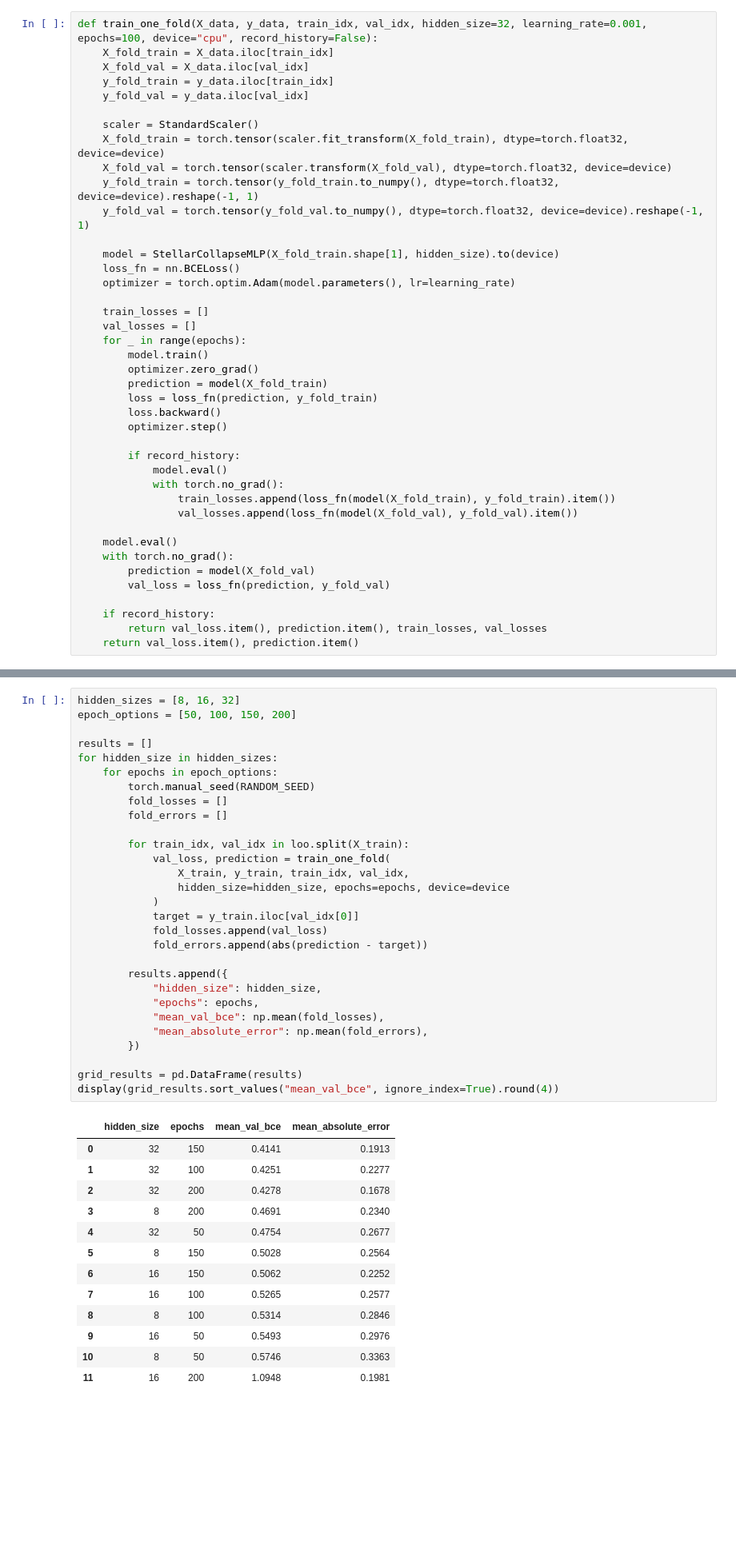
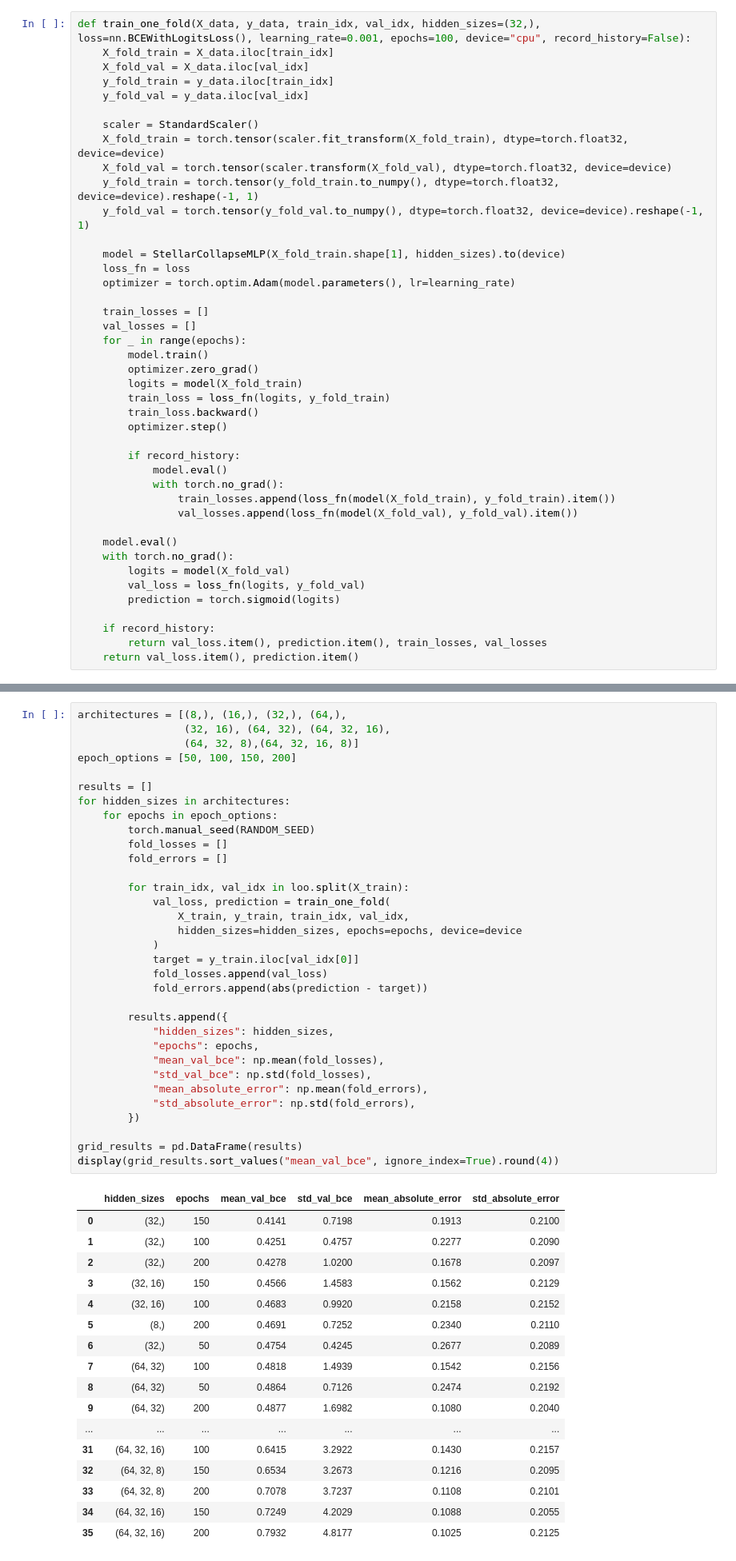
Before and after one commit to FedeMoroni/stellar-collapse-classification, a Jupyter notebook: notebooks/03_supervised_learning.ipynb, the cells around one changed output, grey strips where cells are left out. Shown at 80% size. Saved outputs shown, nothing was run; the diff lists cells and outputs as text; blank space fills up the shorter version.

```diff
--- a/notebooks/03_supervised_learning.ipynb
+++ b/notebooks/03_supervised_learning.ipynb
@@ -78,7 +80,7 @@ Leave-One-Out folds: 140
 
 The scaler and network are fitted again with the 139 training progenitors in each fold.
 # %%
-def train_one_fold(X_data, y_data, train_idx, val_idx, hidden_size=32, learning_rate=0.001, epochs=100, device="cpu", record_history=False):
+def train_one_fold(X_data, y_data, train_idx, val_idx, hidden_sizes=(32,), loss=nn.BCEWithLogitsLoss(), learning_rate=0.001, epochs=100, device="cpu", record_history=False):
     X_fold_train = X_data.iloc[train_idx]
     X_fold_val = X_data.iloc[val_idx]
     y_fold_train = y_data.iloc[train_idx]
@@ -90,8 +92,8 @@ def train_one_fold(X_data, y_data, train_idx, val_idx, hidden_size=32, learning_
     y_fold_train = torch.tensor(y_fold_train.to_numpy(), dtype=torch.float32, device=device).reshape(-1, 1)
     y_fold_val = torch.tensor(y_fold_val.to_numpy(), dtype=torch.float32, device=device).reshape(-1, 1)
 
-    model = StellarCollapseMLP(X_fold_train.shape[1], hidden_size).to(device)
-    loss_fn = nn.BCELoss()
+    model = StellarCollapseMLP(X_fold_train.shape[1], hidden_sizes).to(device)
+    loss_fn = loss
     optimizer = torch.optim.Adam(model.parameters(), lr=learning_rate)
 
     train_losses = []
@@ -99,9 +101,9 @@ def train_one_fold(X_data, y_data, train_idx, val_idx, hidden_size=32, learning_
     for _ in range(epochs):
         model.train()
         optimizer.zero_grad()
-        prediction = model(X_fold_train)
-        loss = loss_fn(prediction, y_fold_train)
-        loss.backward()
+        logits = model(X_fold_train)
+        train_loss = loss_fn(logits, y_fold_train)
+        train_loss.backward()
         optimizer.step()
 
         if record_history:
@@ -112,8 +114,9 @@ def train_one_fold(X_data, y_data, train_idx, val_idx, hidden_size=32, learning_
 
     model.eval()
     with torch.no_grad():
-        prediction = model(X_fold_val)
-        val_loss = loss_fn(prediction, y_fold_val)
+        logits = model(X_fold_val)
+        val_loss = loss_fn(logits, y_fold_val)
+        prediction = torch.sigmoid(logits)
 
     if record_history:
         return val_loss.item(), prediction.item(), train_losses, val_losses
@@ -125,46 +128,54 @@ The table compares hidden layer sizes and training epochs using mean validation
 # %%
-hidden_sizes = [8, 16, 32]
+architectures = [(8,), (16,), (32,), (64,),
+                 (32, 16), (64, 32), (64, 32, 16),
+                 (64, 32, 8),(64, 32, 16, 8)]
 epoch_options = [50, 100, 150, 200]
 
 results = []
-for hidden_size in hidden_sizes:
+for hidden_sizes in architectures:
     for epochs in epoch_options:
         torch.manual_seed(RANDOM_SEED)
         fold_losses = []
         fold_errors = []
 
         for train_idx, val_idx in loo.split(X_train):
             val_loss, prediction = train_one_fold(
                 X_train, y_train, train_idx, val_idx,
-                hidden_size=hidden_size, epochs=epochs, device=device
+                hidden_sizes=hidden_sizes, epochs=epochs, device=device
             )
             target = y_train.iloc[val_idx[0]]
             fold_losses.append(val_loss)
             fold_errors.append(abs(prediction - target))
 
         results.append({
-            "hidden_size": hidden_size,
+            "hidden_sizes": hidden_sizes,
             "epochs": epochs,
             "mean_val_bce": np.mean(fold_losses),
+            "std_val_bce": np.std(fold_losses),
             "mean_absolute_error": np.mean(fold_errors),
+            "std_absolute_error": np.std(fold_errors),
         })
 
 grid_results = pd.DataFrame(results)
 display(grid_results.sort_values("mean_val_bce", ignore_index=True).round(4))
 # %% [output]
-|  | hidden_size | epochs | mean_val_bce | mean_absolute_error |
-| 0 | 32 | 150 | 0.4141 | 0.1913 |
-| 1 | 32 | 100 | 0.4251 | 0.2277 |
-| 2 | 32 | 200 | 0.4278 | 0.1678 |
-| 3 | 8 | 200 | 0.4691 | 0.2340 |
-| 4 | 32 | 50 | 0.4754 | 0.2677 |
-| 5 | 8 | 150 | 0.5028 | 0.2564 |
-| 6 | 16 | 150 | 0.5062 | 0.2252 |
-| 7 | 16 | 100 | 0.5265 | 0.2577 |
-| 8 | 8 | 100 | 0.5314 | 0.2846 |
-| 9 | 16 | 50 | 0.5493 | 0.2976 |
-| 10 | 8 | 50 | 0.5746 | 0.3363 |
-| 11 | 16 | 200 | 1.0948 | 0.1981 |
+|  | hidden_sizes | epochs | mean_val_bce | std_val_bce | mean_absolute_error | std_absolute_error |
+| 0 | (32,) | 150 | 0.4141 | 0.7198 | 0.1913 | 0.2100 |
+| 1 | (32,) | 100 | 0.4251 | 0.4757 | 0.2277 | 0.2090 |
+| 2 | (32,) | 200 | 0.4278 | 1.0200 | 0.1678 | 0.2097 |
+| 3 | (32, 16) | 150 | 0.4566 | 1.4583 | 0.1562 | 0.2129 |
+| 4 | (32, 16) | 100 | 0.4683 | 0.9920 | 0.2158 | 0.2152 |
+| 5 | (8,) | 200 | 0.4691 | 0.7252 | 0.2340 | 0.2110 |
+| 6 | (32,) | 50 | 0.4754 | 0.4245 | 0.2677 | 0.2089 |
+| 7 | (64, 32) | 100 | 0.4818 | 1.4939 | 0.1542 | 0.2156 |
+| 8 | (64, 32) | 50 | 0.4864 | 0.7126 | 0.2474 | 0.2192 |
+| 9 | (64, 32) | 200 | 0.4877 | 1.6982 | 0.1080 | 0.2040 |
+| ... | ... | ... | ... | ... | ... | ... |
+| 31 | (64, 32, 16) | 100 | 0.6415 | 3.2922 | 0.1430 | 0.2157 |
+| 32 | (64, 32, 8) | 150 | 0.6534 | 3.2673 | 0.1216 | 0.2095 |
+| 33 | (64, 32, 8) | 200 | 0.7078 | 3.7237 | 0.1108 | 0.2101 |
+| 34 | (64, 32, 16) | 150 | 0.7249 | 4.2029 | 0.1088 | 0.2055 |
+| 35 | (64, 32, 16) | 200 | 0.7932 | 4.8177 | 0.1025 | 0.2125 |
 # %% [markdown]
 ## Loss curves
 
```
Also changed, not shown: parts of 22 cells of this notebook, 11 other files.
